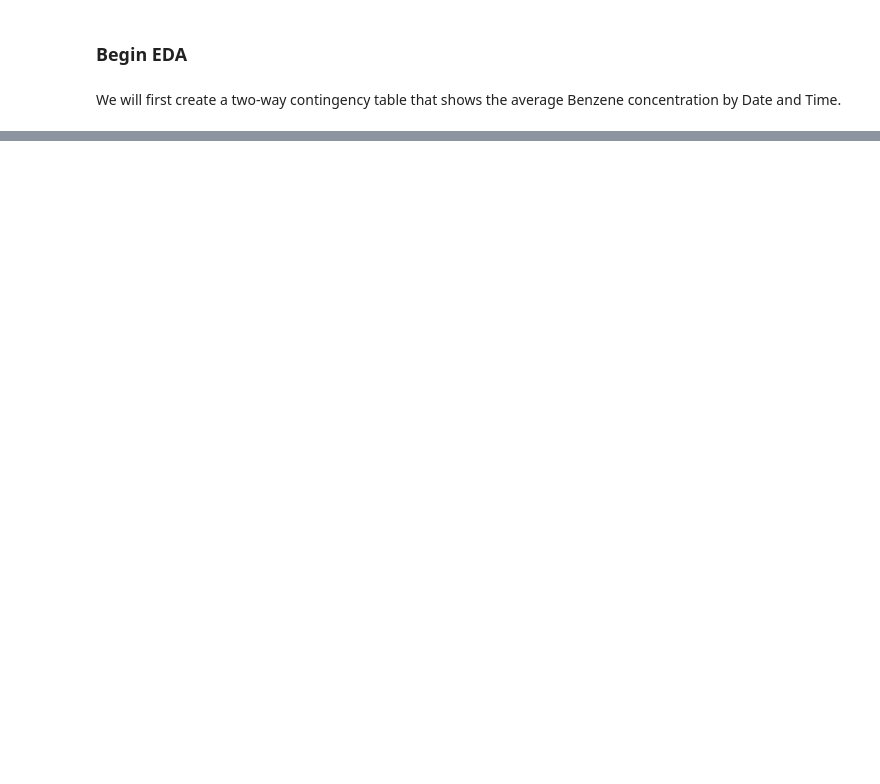
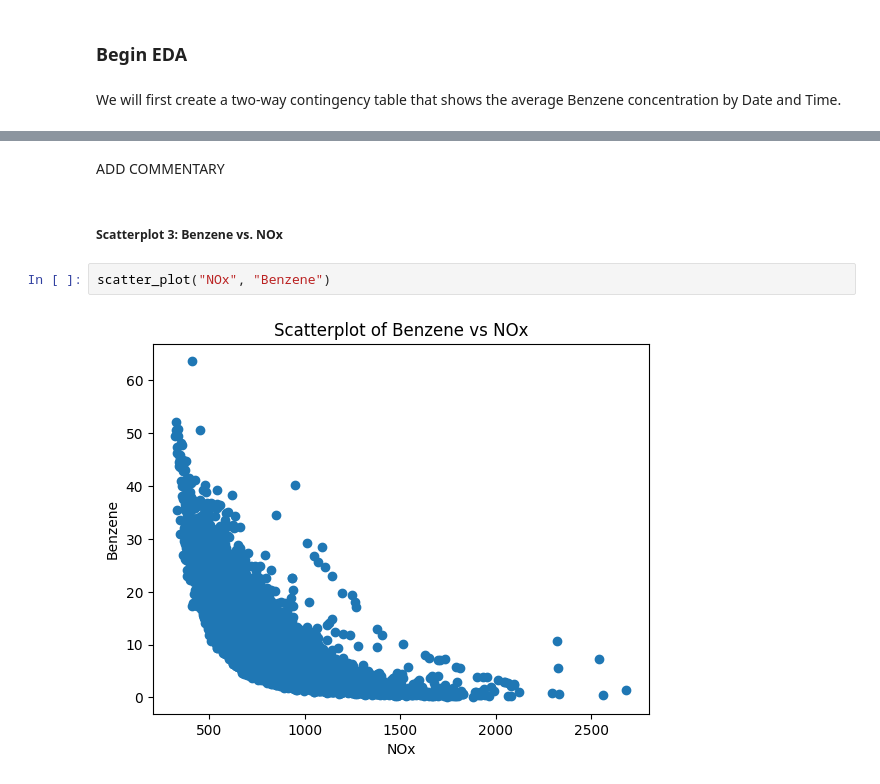
Before and after one commit to plindma/ST-554-Project1, a Jupyter notebook: ST554Project1Task2_Loring.ipynb, the cells around one changed output, grey strips where cells are left out. Cells and saved outputs as stored; diff of their text form; blank space fills up the shorter version.

```diff
--- a/ST554Project1Task2_Loring.ipynb
+++ b/ST554Project1Task2_Loring.ipynb
@@ -110,0 +200,8 @@ pd.crosstab(
+# %% [markdown]
+ADD COMMENTARY
+# %% [markdown]
+##### **Scatterplot 3: Benzene vs. NOx**
+# %%
+scatter_plot("NOx", "Benzene")
+# %% [output]
+[figure, added]
```
Also changed, not shown: parts of 24 cells of this notebook.
